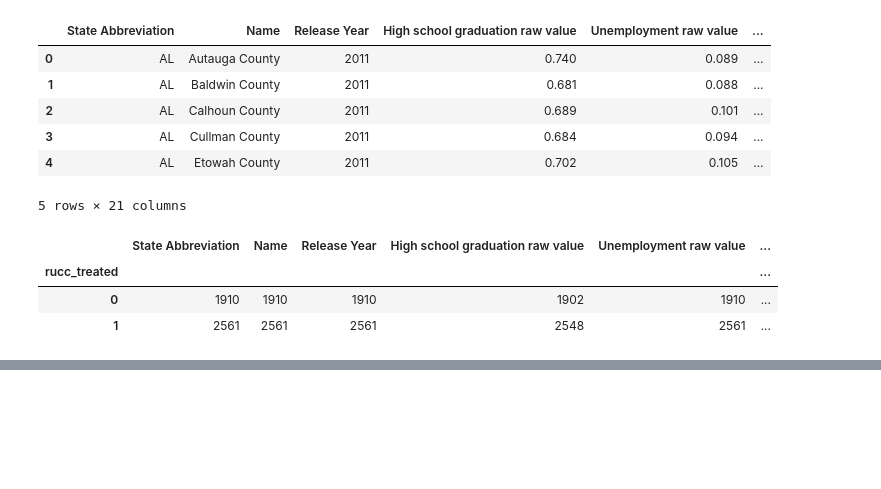
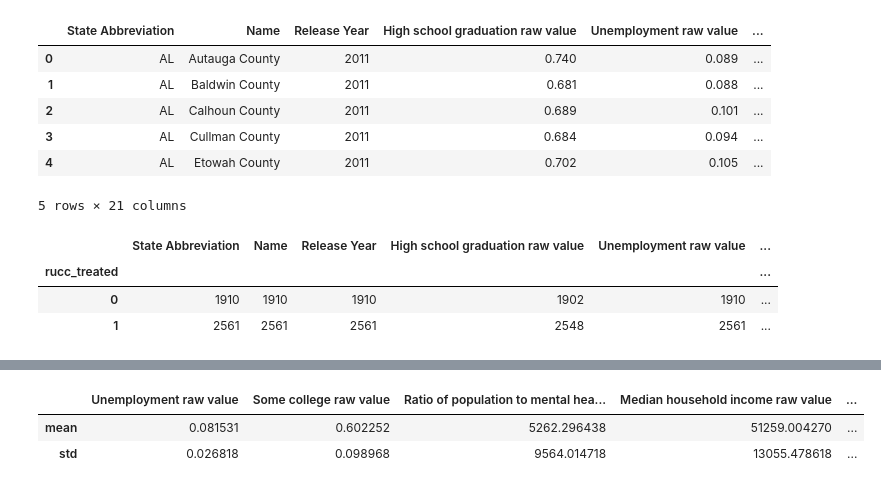
Before and after one commit to abhishekbabu/cse481ds-mental-health, a Jupyter notebook: notebooks/county_level/Matching Analysis/to-binary.ipynb, the cells around one changed output, grey strips where cells are left out. Saved outputs shown, nothing was run; the diff lists cells and outputs as text; code cells hidden in the pictures; blank space fills up the shorter version.

```diff
--- a/notebooks/county_level/Matching Analysis/to-binary.ipynb
+++ b/notebooks/county_level/Matching Analysis/to-binary.ipynb
@@ -123,0 +167,6 @@ df_small.groupby("rucc_treated").count()
+# %%
+non_miss_table
+# %% [output]
+|  | Unemployment raw value | Some college raw value | Ratio of population to mental hea... | Median household income raw value | ... |
+| mean | 0.081531 | 0.602252 | 5262.296438 | 51259.004270 | ... |
+| std | 0.026818 | 0.098968 | 9564.014718 | 13055.478618 | ... |
```
Also changed, not shown: parts of 24 cells of this notebook, 2 other files.
